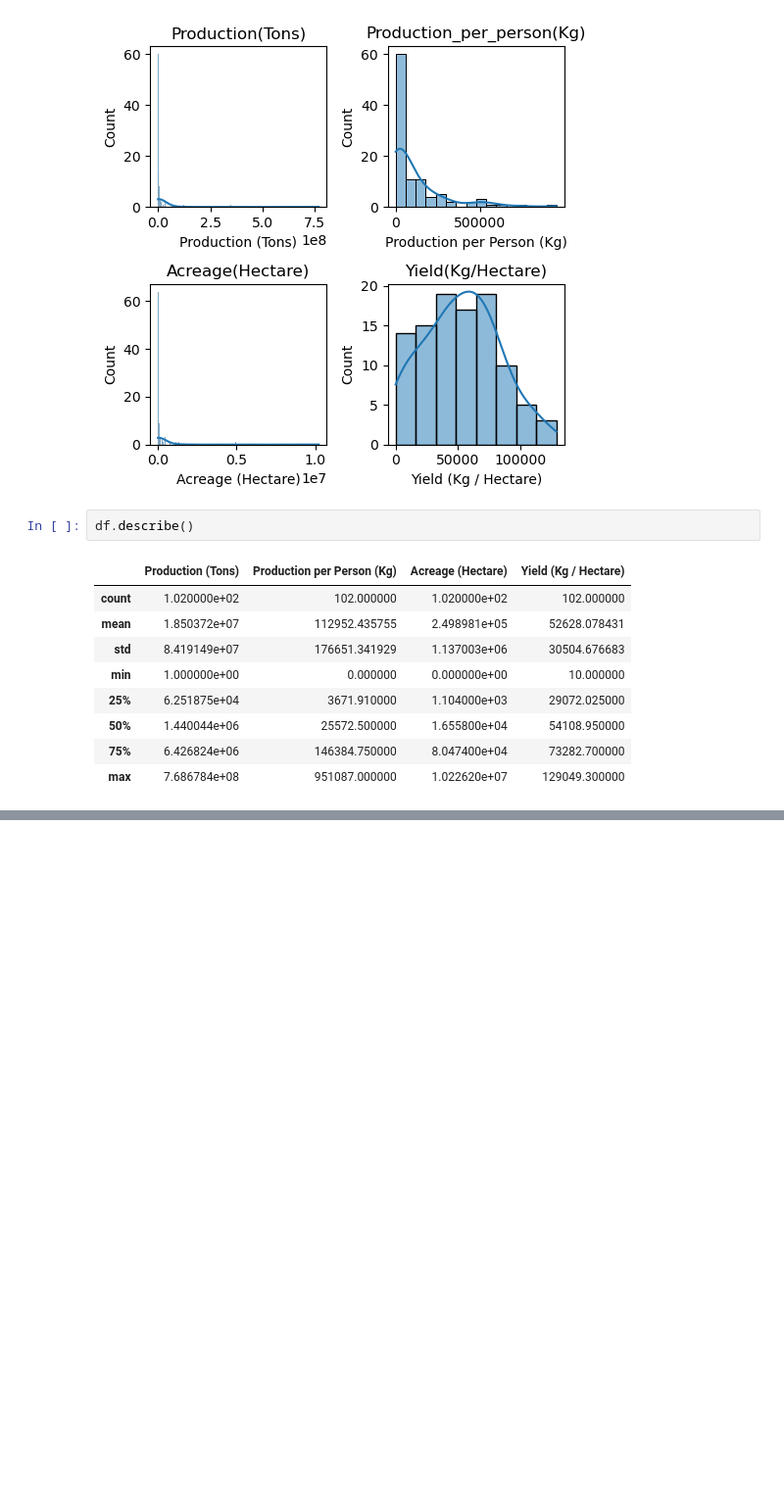
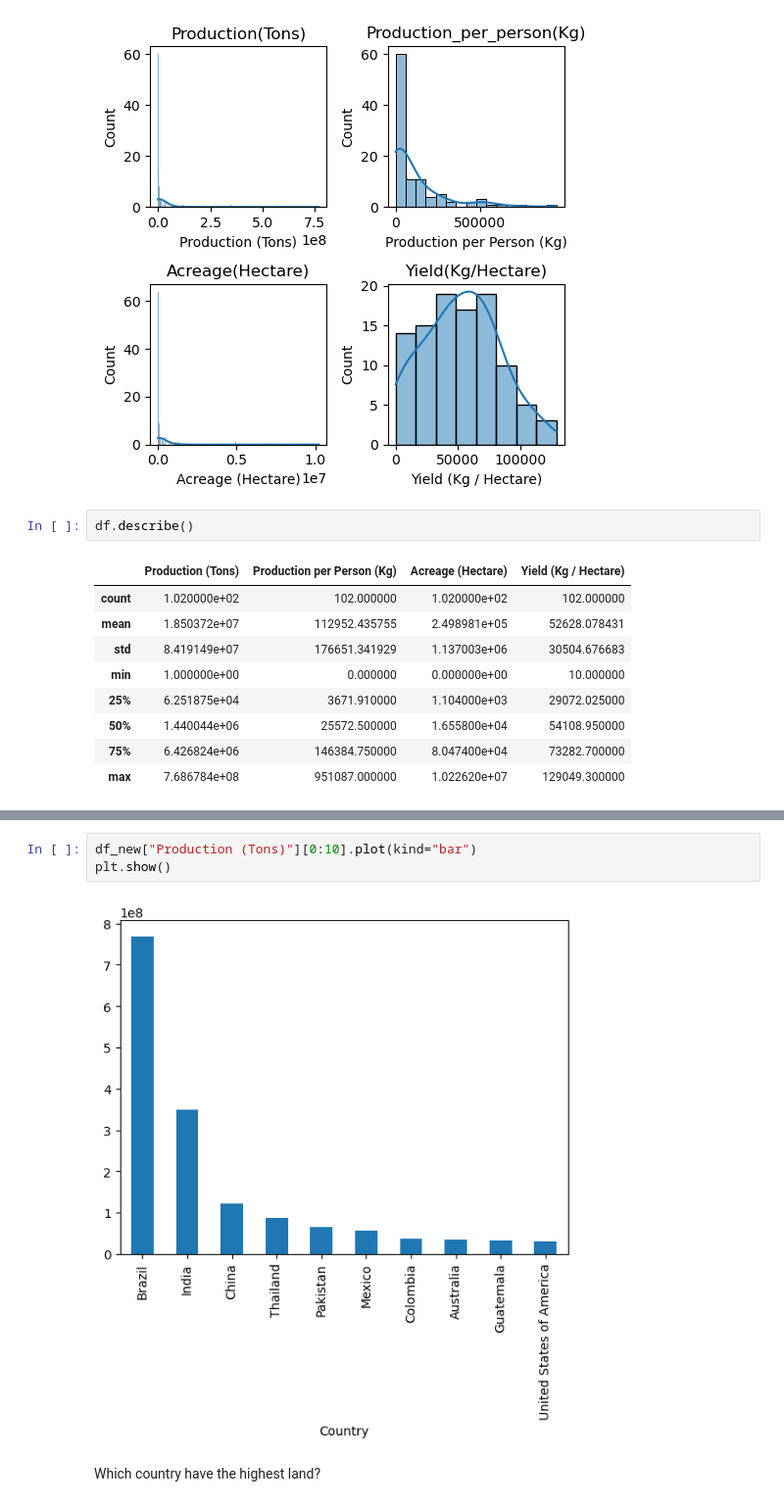
Before and after one commit to Sameershrinath/5th_sem, a Jupyter notebook: PYTHON/DATA_SCIENCE/Data_analysis01.ipynb, the cells around one changed output, grey strips where cells are left out. Shown at 98% size. Cells and saved outputs as stored; diff of their text form; blank space fills up the shorter version.

```diff
--- a/PYTHON/DATA_SCIENCE/Data_analysis01.ipynb
+++ b/PYTHON/DATA_SCIENCE/Data_analysis01.ipynb
@@ -202,0 +233,7 @@ df.sample(10)
+# %%
+df_new["Production (Tons)"][0:10].plot(kind="bar")
+plt.show()
+# %% [output]
+[figure, added]
+# %% [markdown]
+Which country have the highest land?
```
Also changed, not shown: parts of 15 cells of this notebook.
